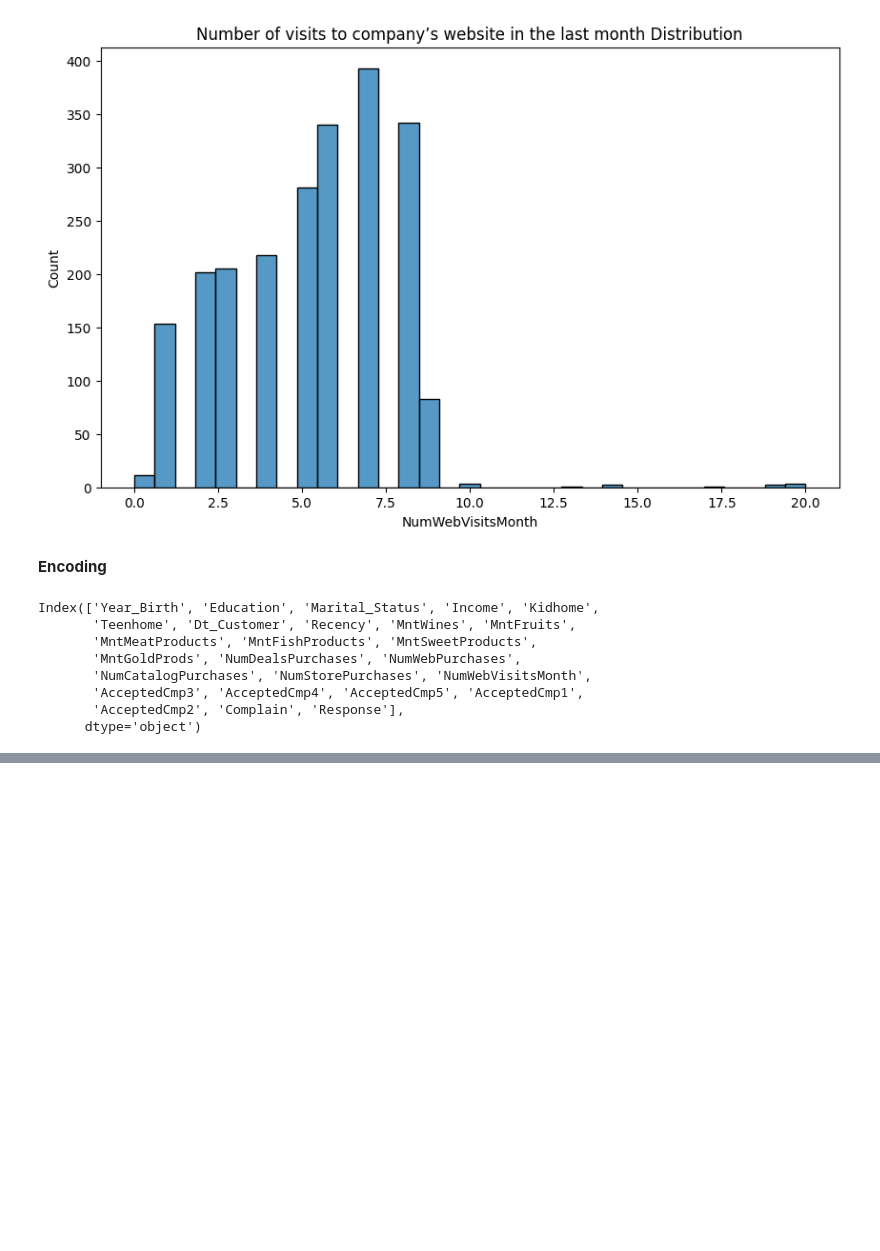
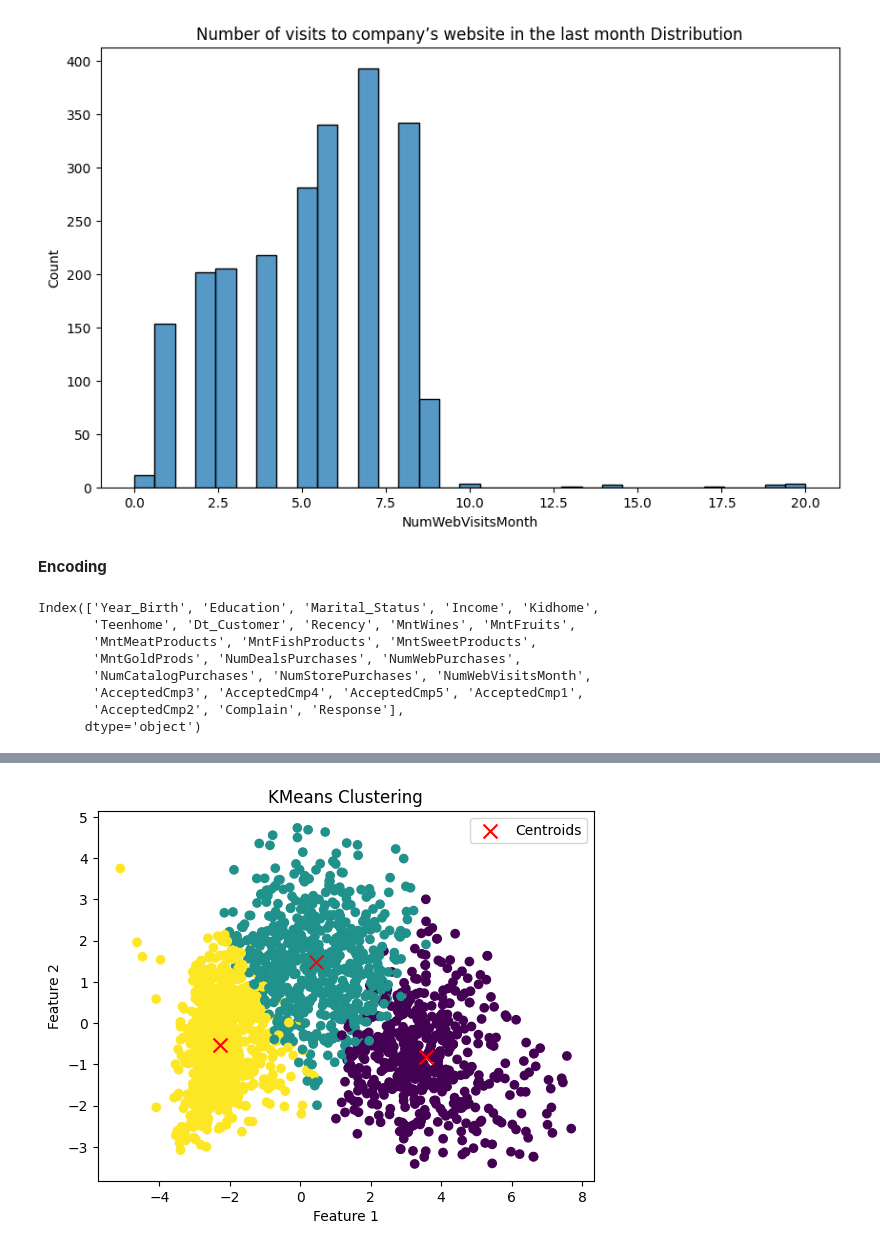
Before and after one commit to Mercymerine/Machine_learning2, a Jupyter notebook: Customer_personality_analysis.ipynb, the cells around one changed output, grey strips where cells are left out. Cells and saved outputs as stored; diff of their text form; code cells hidden in the pictures; blank space fills up the shorter version.

```diff
--- a/Customer_personality_analysis.ipynb
+++ b/Customer_personality_analysis.ipynb
@@ -419,0 +481,15 @@ marketing_encoding = ['Education', 'Marital_Status']
+# %%
+kmeans = KMeans(n_clusters=3, random_state=42)
+kmeans.fit_predict(X_pca)
+labels = kmeans.labels_
+centroids = kmeans.cluster_centers_
+# %%
+plt.scatter(X_pca[:, 0], X_pca[:, 1], c=labels, cmap='viridis')
+plt.scatter(centroids[:, 0], centroids[:, 1], marker='x', s=100, c='red', label='Centroids')
+plt.title('KMeans Clustering')
+plt.xlabel('Feature 1')
+plt.ylabel('Feature 2')
+plt.legend()
+plt.show()
+# %% [output]
+[figure, added]
```
Also changed, not shown: parts of 11 cells of this notebook.
